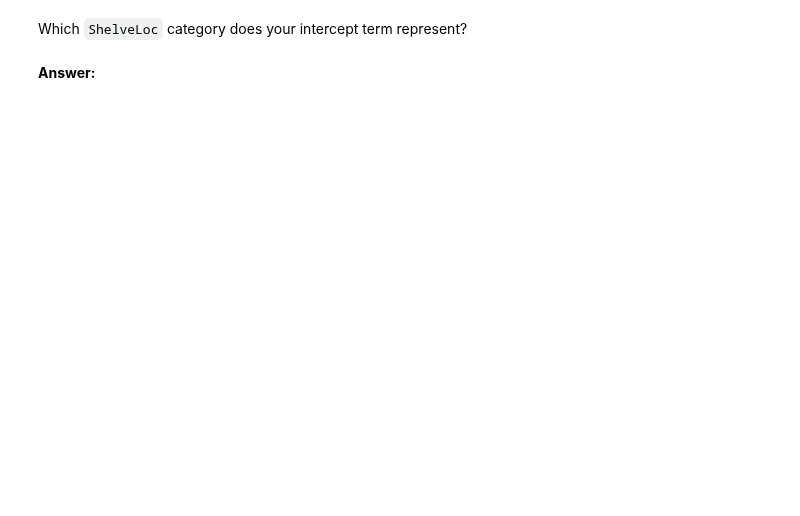
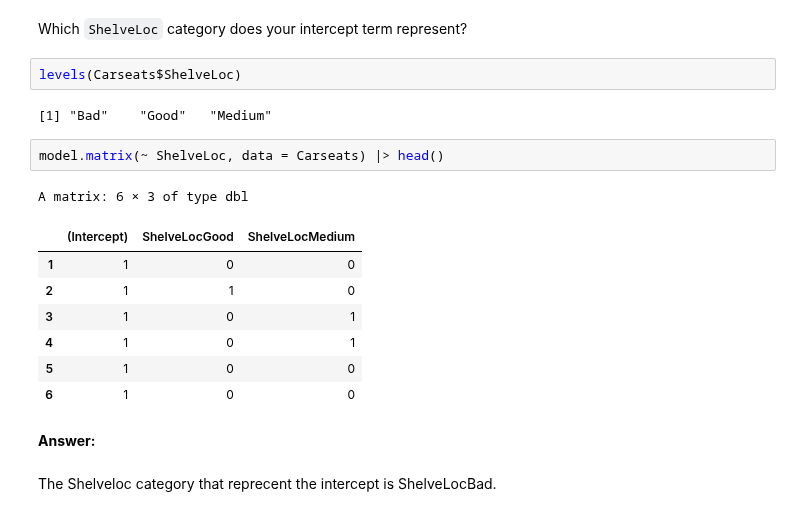
Before and after one commit to UNC-DATA-730/unit-3-assignment-brosario10-ros, a Jupyter notebook: assignment3.ipynb, the cells around one changed output. Cells and saved outputs as stored; diff of their text form; blank space fills up the shorter version.

```diff
--- a/assignment3.ipynb
+++ b/assignment3.ipynb
@@ -212,4 +368,21 @@ ggplot(Carseats2, aes(x = ShelveLoc)) +
 # %% [markdown]
 Which `ShelveLoc` category does your intercept term represent?
+# %%
+levels(Carseats$ShelveLoc)
+# %% [output]
+[1] "Bad"    "Good"   "Medium"
+# %%
+model.matrix(~ ShelveLoc, data = Carseats) |> head()
+# %% [output]
+A matrix: 6 × 3 of type dbl
+|  | (Intercept) | ShelveLocGood | ShelveLocMedium |
+| 1 | 1 | 0 | 0 |
+| 2 | 1 | 1 | 0 |
+| 3 | 1 | 0 | 1 |
+| 4 | 1 | 0 | 1 |
+| 5 | 1 | 0 | 0 |
+| 6 | 1 | 0 | 0 |
 # %% [markdown]
 **Answer:**
+# %% [markdown]
+The Shelveloc category that reprecent the intercept is ShelveLocBad.
```
Also changed, not shown: parts of 19 cells of this notebook.
